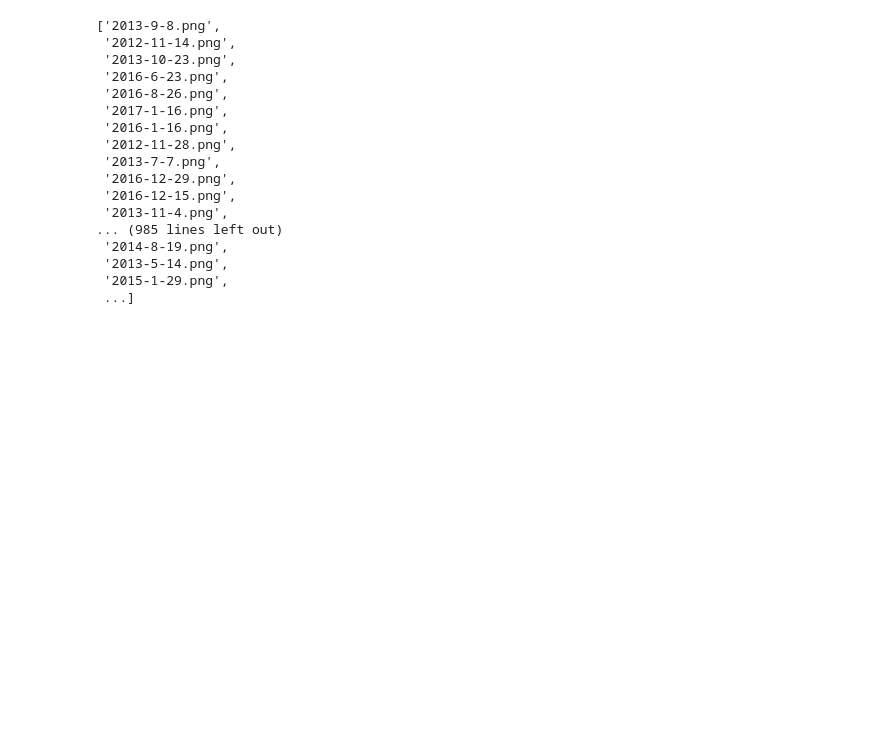
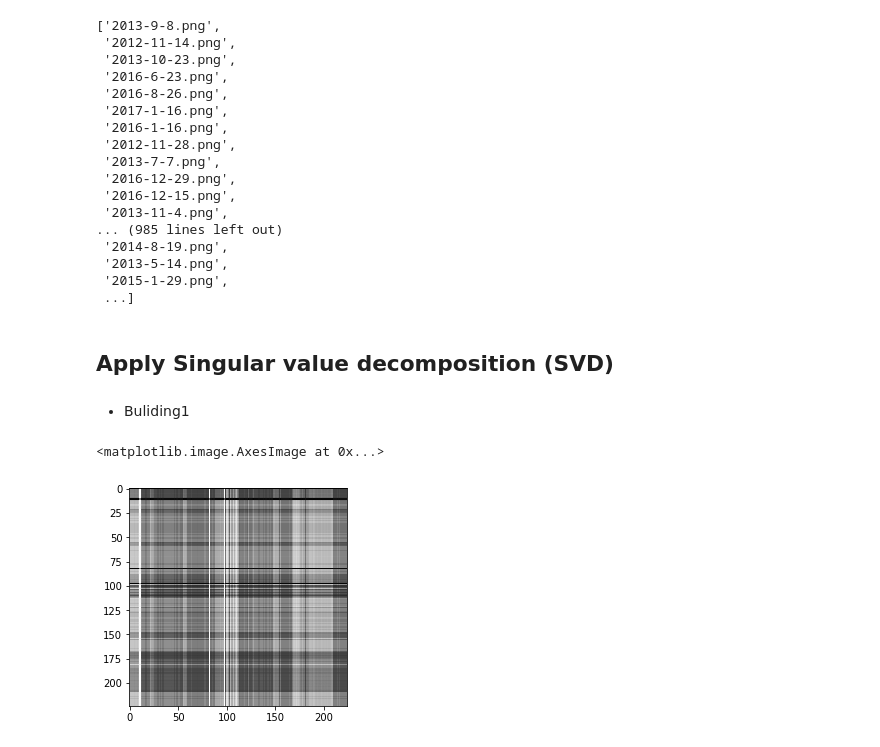
Before and after one commit to Gracepicharporn/Data-Science-project, a Jupyter notebook: process-image/process-image.ipynb, the cells around one changed output. Saved outputs shown, nothing was run; the diff lists cells and outputs as text; code cells hidden in the pictures; blank space fills up the shorter version.

```diff
--- a/process-image/process-image.ipynb
+++ b/process-image/process-image.ipynb
@@ -103,3 +106,14 @@ for image_file in files_kettle:
         gray_scale.save('/Users/gracepichar/Documents/GitHub/Data-Science-project/OFF-process/OFF_Kettle_reshape/'+ image_file)
     else:
         pass
+# %% [markdown]
+## Apply Singular value decomposition (SVD)
+# %% [markdown]
+* Buliding1
+# %%
+img = Image.open('/Users/gracepichar/Documents/GitHub/Data-Science-project/ON-process/2012-11-11.png')
+imggray = img.convert('LA')
+plt.imshow(imggray)
+# %% [output]
+<matplotlib.image.AxesImage at 0x...>
+[figure, added]
```
Also changed, not shown: parts of 14 cells of this notebook, 1 other file.
